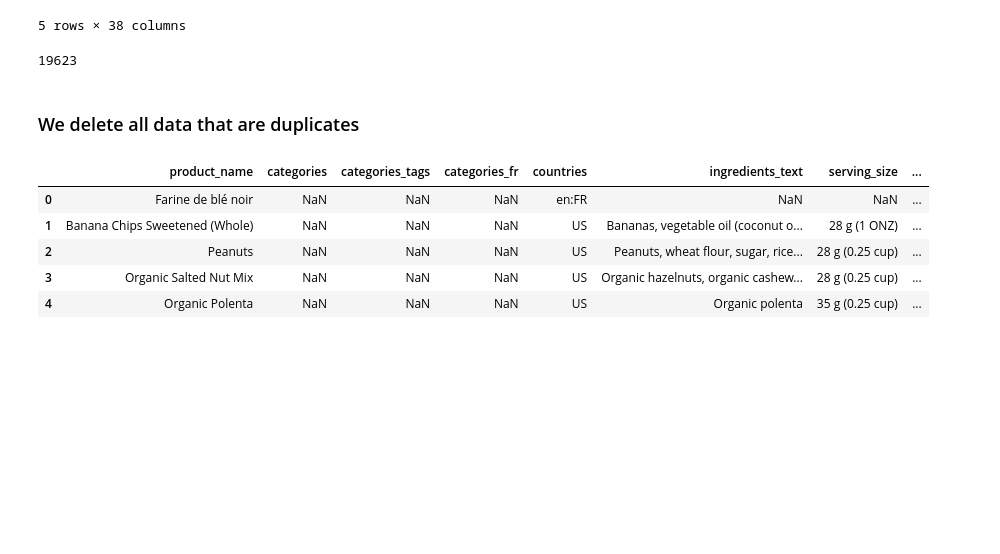
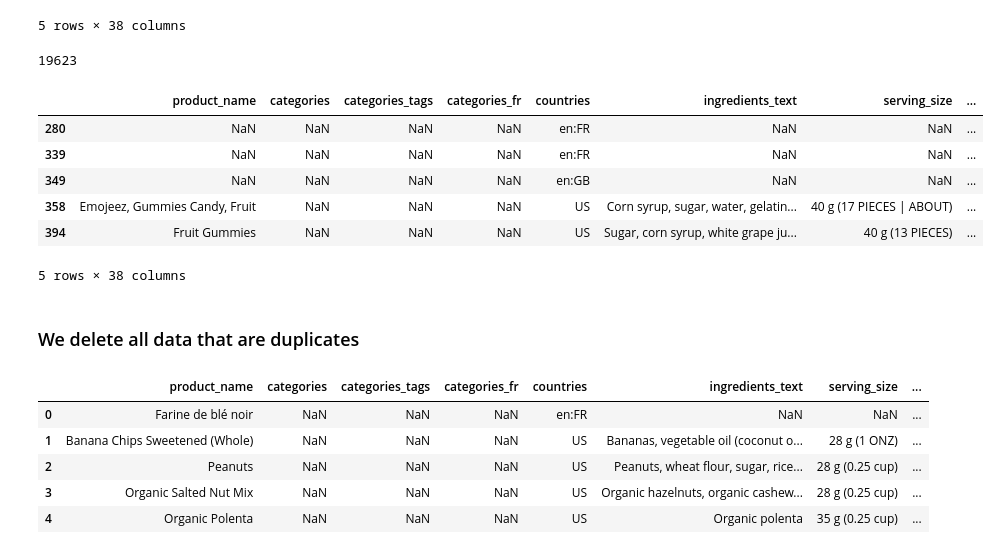
Before and after one commit to santra11/Sante-Paris2021, a Jupyter notebook: Sante-Public Paris.ipynb, the cells around one changed output. Cells and saved outputs as stored; diff of their text form; code cells hidden in the pictures; blank space fills up the shorter version.

```diff
--- a/Sante-Public Paris.ipynb
+++ b/Sante-Public Paris.ipynb
@@ -134,6 +138,17 @@ data.head()
 data.duplicated().sum()
 # %% [output]
 19623
+# %%
+duplicate_df = data[data.duplicated()]
+duplicate_df.head()
+# %% [output]
+|  | product_name | categories | categories_tags | categories_fr | countries | ingredients_text | serving_size | ... |
+| 280 | NaN | NaN | NaN | NaN | en:FR | NaN | NaN | ... |
+| 339 | NaN | NaN | NaN | NaN | en:FR | NaN | NaN | ... |
+| 349 | NaN | NaN | NaN | NaN | en:GB | NaN | NaN | ... |
+| 358 | Emojeez, Gummies Candy, Fruit | NaN | NaN | NaN | US | Corn syrup, sugar, water, gelatin... | 40 g (17 PIECES | ABOUT) | ... |
+| 394 | Fruit Gummies | NaN | NaN | NaN | US | Sugar, corn syrup, white grape ju... | 40 g (13 PIECES) | ... |
+5 rows × 38 columns
 # %% [markdown]
 ### We delete all data that are duplicates
 # %%
```
Also changed, not shown: parts of 33 cells of this notebook.
